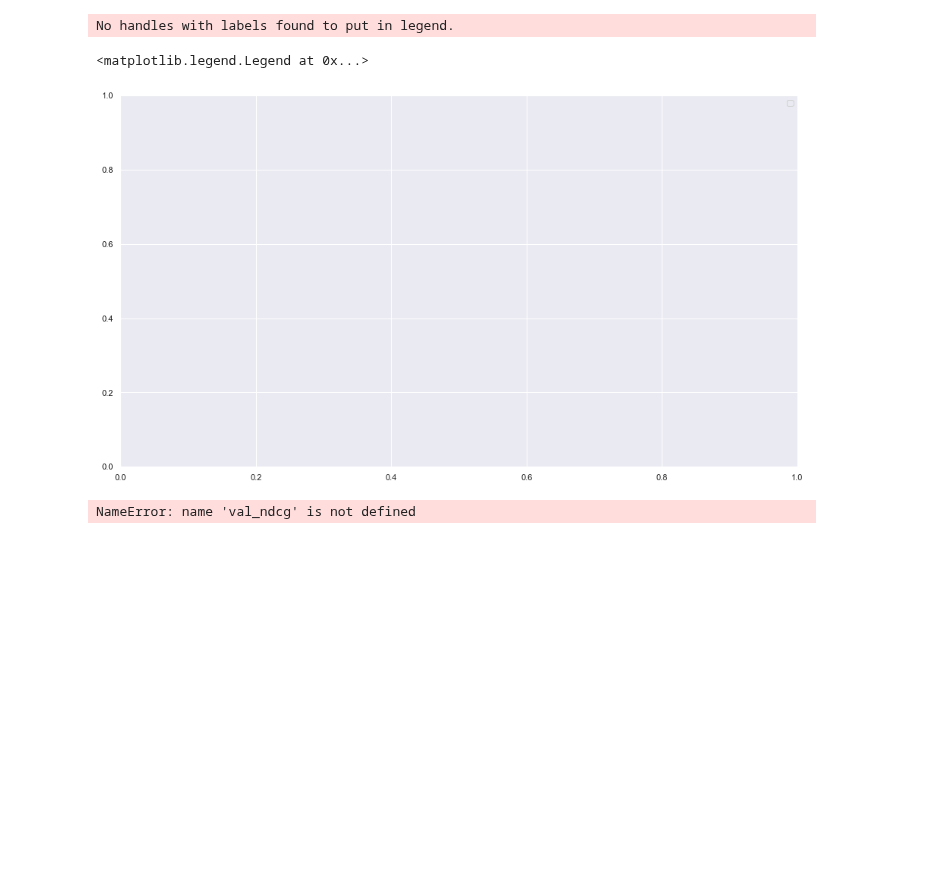
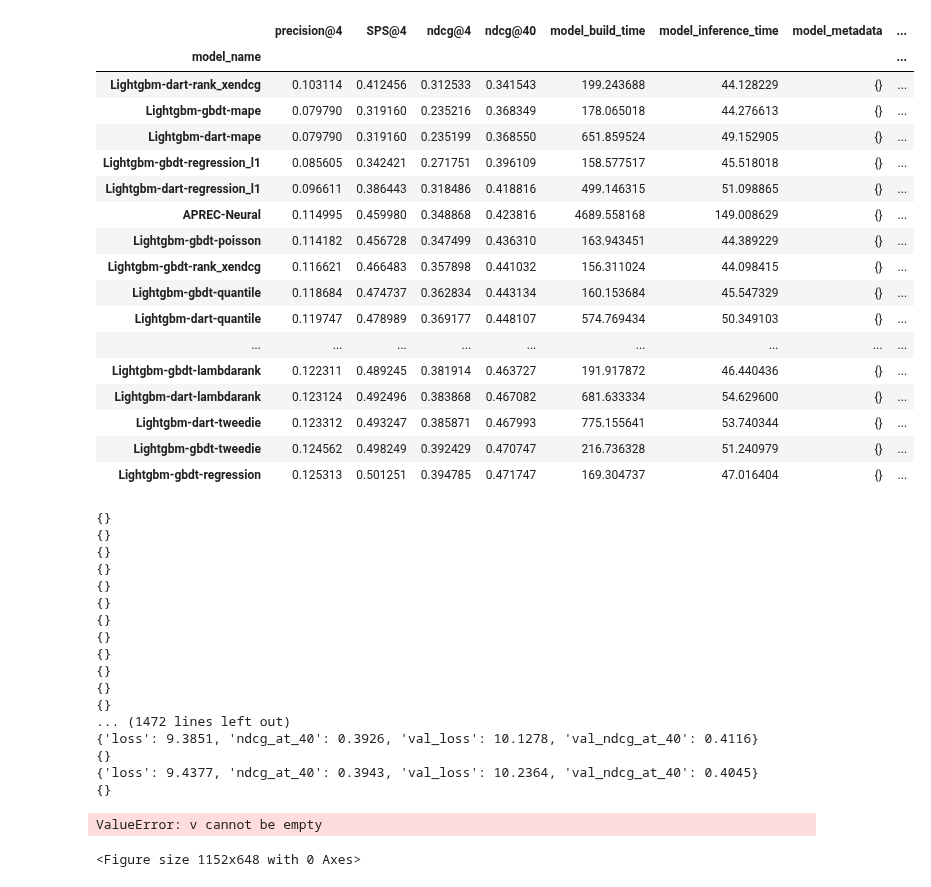
Before and after one commit to asash/gptrec_rl, a Jupyter notebook: evaluation/Results_analysis.ipynb, the cells around one changed output. Drawn from its saved outputs; the diff is of its cells as text; code cells hidden in the pictures; blank space fills up the shorter version.

```diff
--- a/evaluation/Results_analysis.ipynb
+++ b/evaluation/Results_analysis.ipynb
@@ -71,8 +71,11 @@ def get_data_from_logs(logfile, experiment_num):
 def moving_average(x, w):
     return np.convolve(x, np.ones(w), 'valid') / w
 # %%
-experiment_logs = './results/booking_config_ltr_2021_02_01T10_23_10/stdout'
+experiment_logs = './results/booking_config_ltr_2021_02_01T13_49_15/stdout'
 data = get_data_from_logs(experiment_logs, 0)
 # %%
 df = pd.DataFrame(data).set_index('model_name').sort_values('SPS@4')
-df.sort_values('precision@4')
+df.sort_values('ndcg@4')
+
+df['objective'] = [x.split('-')[-1] for x in df.index]
+df['booster'] = [x.split('-')[-2] for x in df.index]
@@ -94,0 +82,2 @@ df.sort_values('precision@4')
+# %%
+good_df = df[df.booster != 'rf']
@@ -95,3 +109,24 @@ df.sort_values('precision@4')
+# %%
+good_df.sort_values('ndcg@40')
+# %% [output]
+|  | precision@4 | SPS@4 | ndcg@4 | ndcg@40 | model_build_time | model_inference_time | model_metadata | ... |
+| model_name |  |  |  |  |  |  |  | ... |
+| Lightgbm-dart-rank_xendcg | 0.103114 | 0.412456 | 0.312533 | 0.341543 | 199.243688 | 44.128229 | {} | ... |
+| Lightgbm-gbdt-mape | 0.079790 | 0.319160 | 0.235216 | 0.368349 | 178.065018 | 44.276613 | {} | ... |
+| Lightgbm-dart-mape | 0.079790 | 0.319160 | 0.235199 | 0.368550 | 651.859524 | 49.152905 | {} | ... |
+| Lightgbm-gbdt-regression_l1 | 0.085605 | 0.342421 | 0.271751 | 0.396109 | 158.577517 | 45.518018 | {} | ... |
+| Lightgbm-dart-regression_l1 | 0.096611 | 0.386443 | 0.318486 | 0.418816 | 499.146315 | 51.098865 | {} | ... |
+| APREC-Neural | 0.114995 | 0.459980 | 0.348868 | 0.423816 | 4689.558168 | 149.008629 | {} | ... |
+| Lightgbm-gbdt-poisson | 0.114182 | 0.456728 | 0.347499 | 0.436310 | 163.943451 | 44.389229 | {} | ... |
+| Lightgbm-gbdt-rank_xendcg | 0.116621 | 0.466483 | 0.357898 | 0.441032 | 156.311024 | 44.098415 | {} | ... |
+| Lightgbm-gbdt-quantile | 0.118684 | 0.474737 | 0.362834 | 0.443134 | 160.153684 | 45.547329 | {} | ... |
+| Lightgbm-dart-quantile | 0.119747 | 0.478989 | 0.369177 | 0.448107 | 574.769434 | 50.349103 | {} | ... |
+| ... | ... | ... | ... | ... | ... | ... | ... | ... |
+| Lightgbm-gbdt-lambdarank | 0.122311 | 0.489245 | 0.381914 | 0.463727 | 191.917872 | 46.440436 | {} | ... |
+| Lightgbm-dart-lambdarank | 0.123124 | 0.492496 | 0.383868 | 0.467082 | 681.633334 | 54.629600 | {} | ... |
+| Lightgbm-dart-tweedie | 0.123312 | 0.493247 | 0.385871 | 0.467993 | 775.155641 | 53.740344 | {} | ... |
+| Lightgbm-gbdt-tweedie | 0.124562 | 0.498249 | 0.392429 | 0.470747 | 216.736328 | 51.240979 | {} | ... |
+| Lightgbm-gbdt-regression | 0.125313 | 0.501251 | 0.394785 | 0.471747 | 169.304737 | 47.016404 | {} | ... |
 # %%
 def get_metric(metric_history, metric_name):
     result = []
@@ -120,10 +155,24 @@ for recommender in data:
         #plt.plot(val_success, label=recommender['model_name'] + "_val_sps")
 plt.legend()
 # %% [output]
-No handles with labels found to put in legend.
+{}
+{}
+{}
+{}
+{}
+{}
+{}
+{}
+{}
+{}
+{}
+{}
+... (1472 lines left out)
+{'loss': 9.3851, 'ndcg_at_40': 0.3926, 'val_loss': 10.1278, 'val_ndcg_at_40': 0.4116}
+{}
+{'loss': 9.4377, 'ndcg_at_40': 0.3943, 'val_loss': 10.2364, 'val_ndcg_at_40': 0.4045}
+{}
-<matplotlib.legend.Legend at 0x...>
+ValueError: v cannot be empty
-[figure, removed]
+<Figure size 1152x648 with 0 Axes>
 # %%
 np.argmax(val_ndcg)
-# %% [output]
-NameError: name 'val_ndcg' is not defined
```
Also changed, not shown: parts of 5 cells of this notebook, 4 other files.
